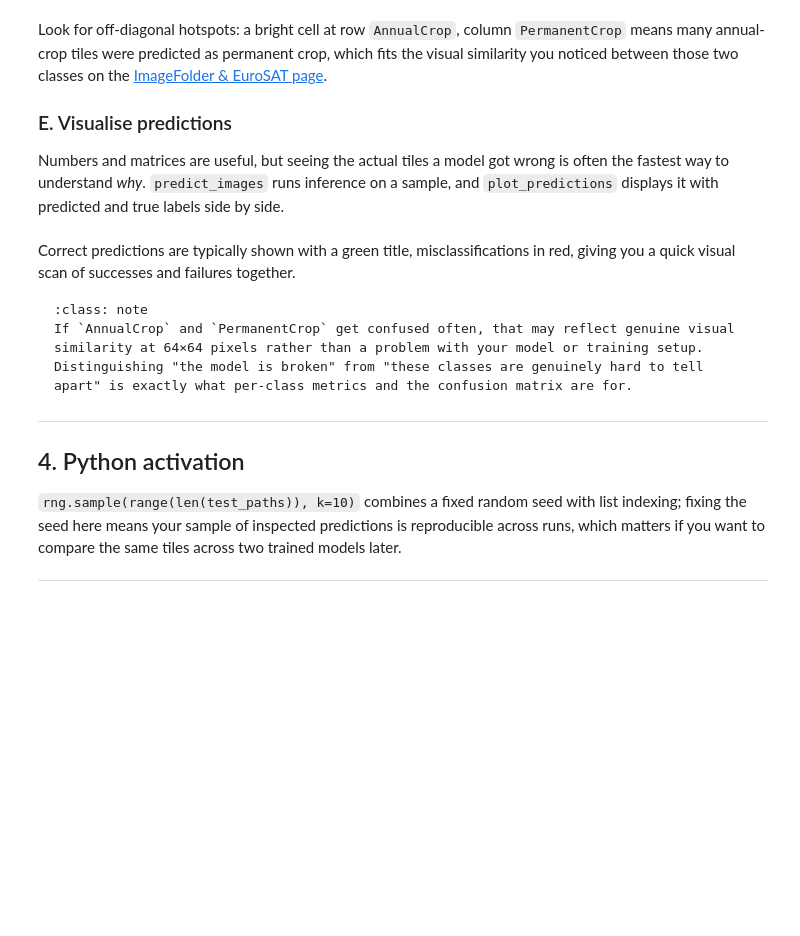
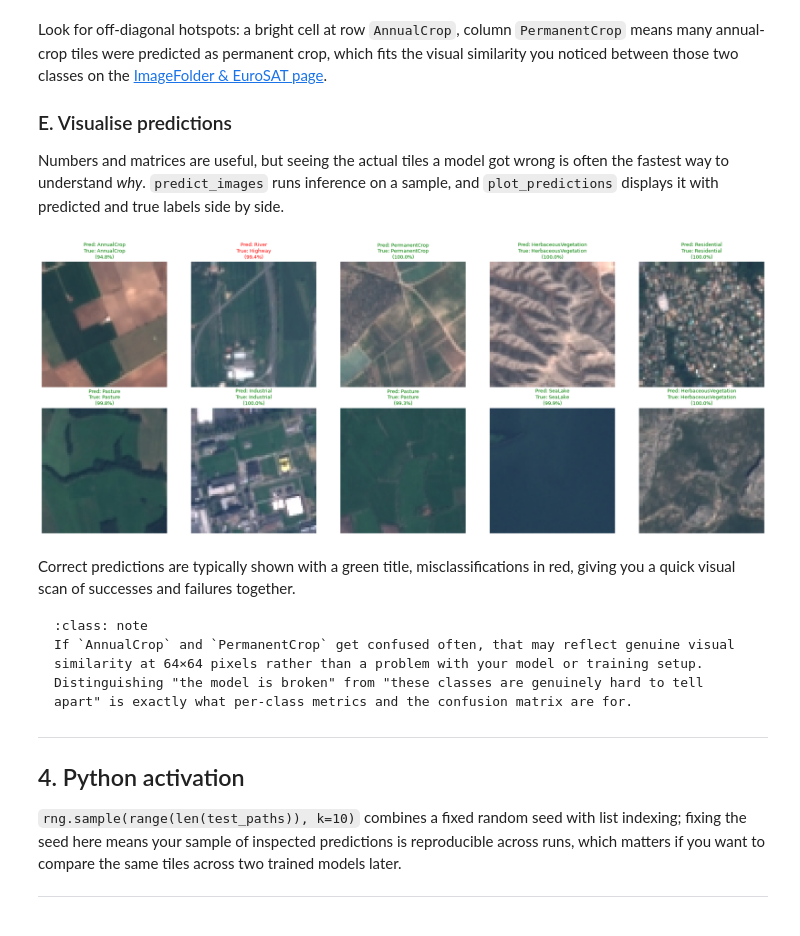
Before and after one commit to HendrikWulf/sds320-jb, a Jupyter notebook: book/04_lessons/L05/06_evaluation-and-confusion-matrices.ipynb, the cells around one changed output. Drawn from its saved outputs; the diff is of its cells as text; code cells hidden in the pictures; blank space fills up the shorter version.

```diff
--- a/book/04_lessons/L05/06_evaluation-and-confusion-matrices.ipynb
+++ b/book/04_lessons/L05/06_evaluation-and-confusion-matrices.ipynb
@@ -136,31 +190,33 @@ Numbers and matrices are useful, but seeing the actual tiles a model got wrong i
 # %%
 test_dataset = result["test_dataset"]
 test_paths = test_dataset.image_paths
 test_labels = test_dataset.labels
 
 n_samples = min(10, len(test_paths))
 
-rng = random.Random(42)
+rng = random.Random(43)
 sample_indices = rng.sample(range(len(test_paths)), k=n_samples)
 sample_paths = [test_paths[i] for i in sample_indices]
 sample_labels = [test_labels[i] for i in sample_indices]
 
 pred_result = predict_images(
     model=result["model"],
     image_paths=sample_paths,
     class_names=result["class_names"],
     image_size=64,
     in_channels=3,
 )
 
 fig = plot_predictions(
     image_paths=sample_paths,
     predictions=pred_result["predictions"],
     true_labels=sample_labels,
     class_names=result["class_names"],
     probabilities=pred_result["probabilities"],
 )
 plt.show()
+# %% [output]
+[figure, added]
 # %% [markdown]
 Correct predictions are typically shown with a green title, misclassifications in red, giving you a quick visual scan of successes and failures together.
 
```
Also changed, not shown: parts of 6 cells of this notebook, 5 other files.
